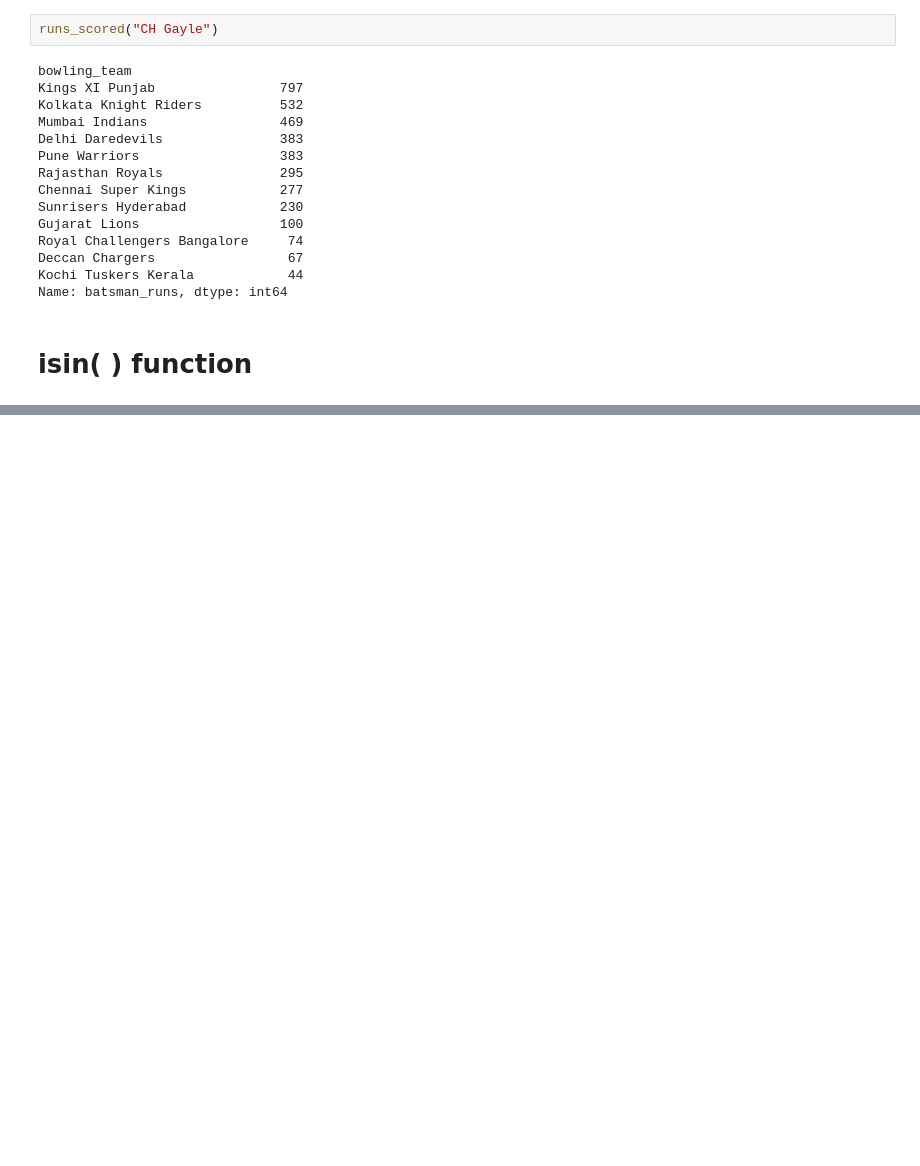
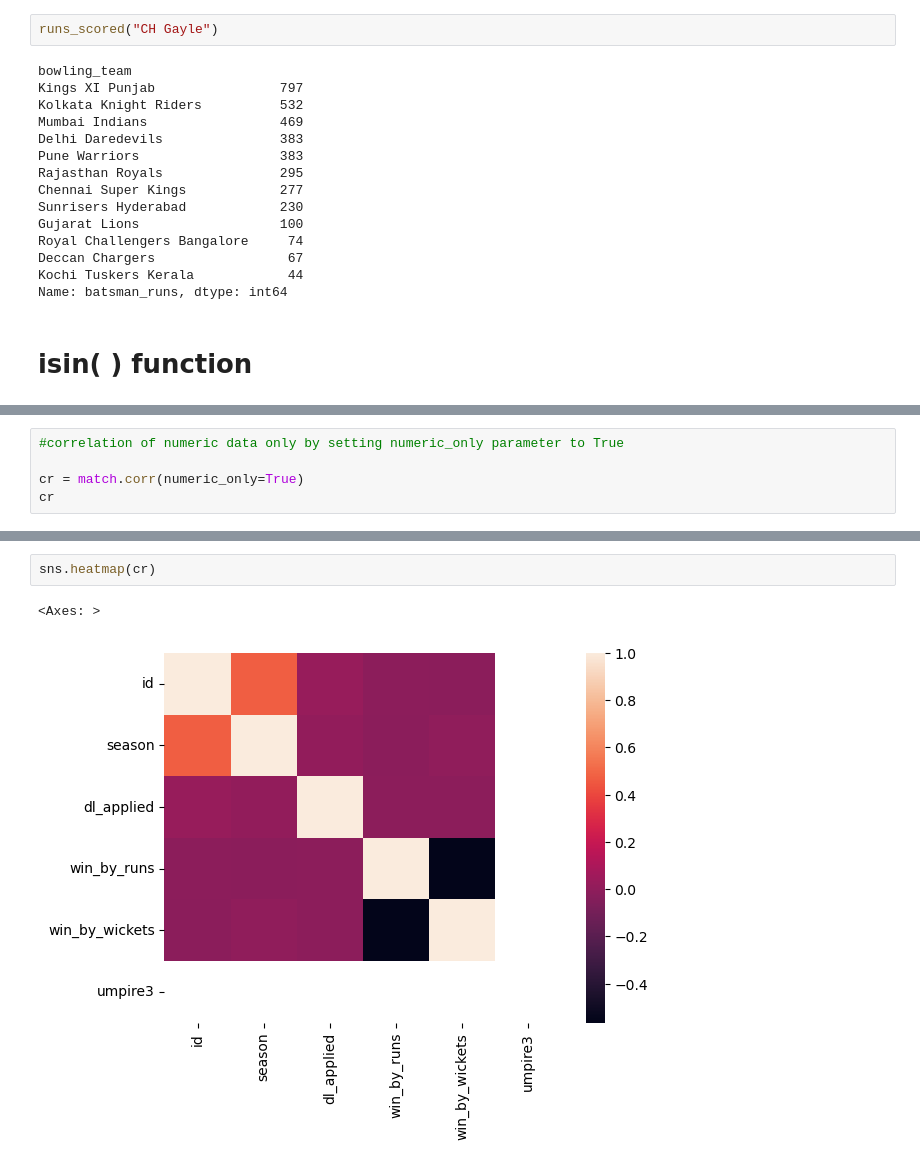
Before and after one commit to samarpan-rai11/pandas, a Jupyter notebook: IPL DA.ipynb, the cells around one changed output, grey strips where cells are left out. Cells and saved outputs as stored; diff of their text form; blank space fills up the shorter version.

```diff
--- a/IPL DA.ipynb
+++ b/IPL DA.ipynb
@@ -240,0 +281,5 @@ orange_cap.drop_duplicates(subset='season').sort_values('season')[['season','bat
+# %%
+#correlation of numeric data only by setting numeric_only parameter to True
+
+cr = match.corr(numeric_only=True)
+cr
@@ -240,0 +294,5 @@ orange_cap.drop_duplicates(subset='season').sort_values('season')[['season','bat
+# %%
+sns.heatmap(cr)
+# %% [output]
+<Axes: >
+[figure, added]
```
Also changed, not shown: parts of 43 cells of this notebook.
